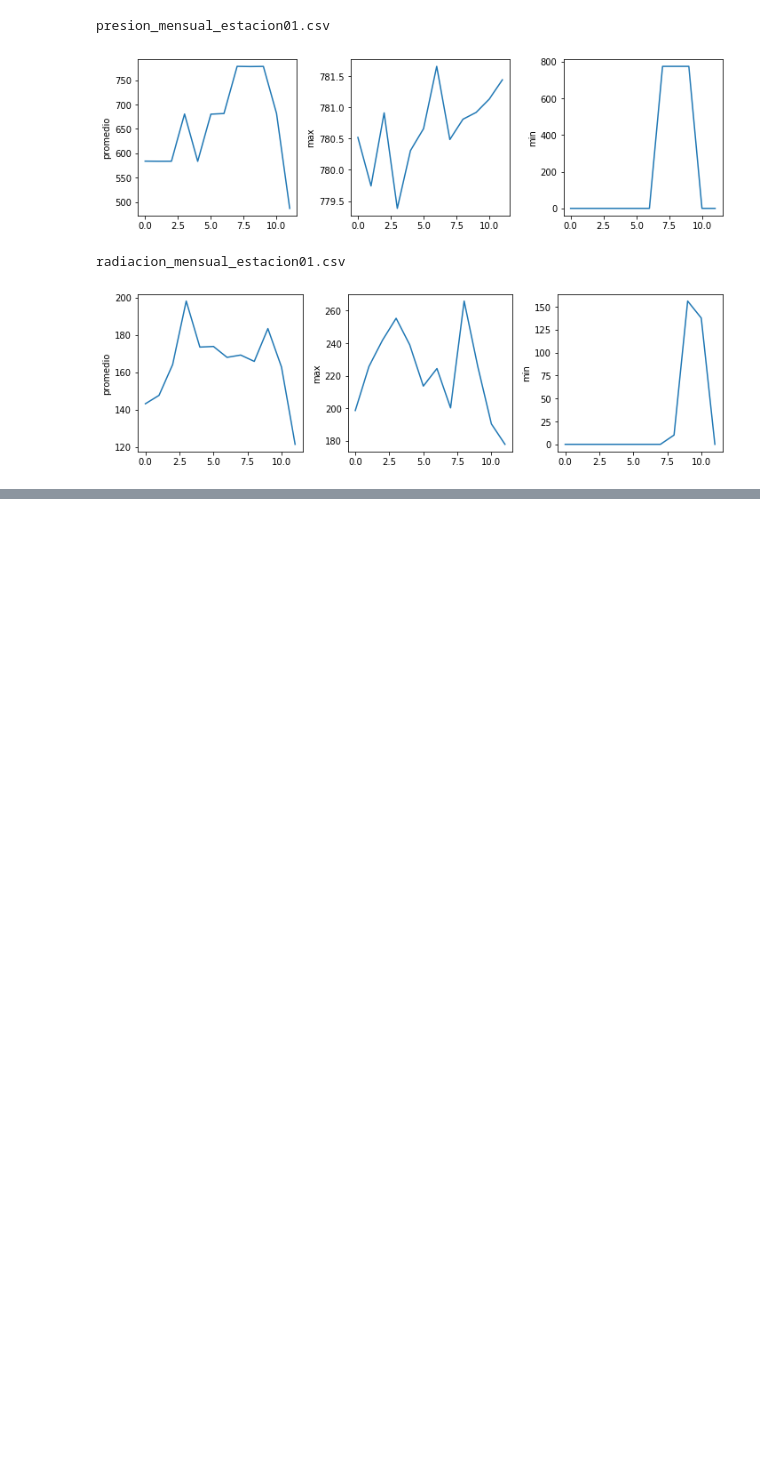
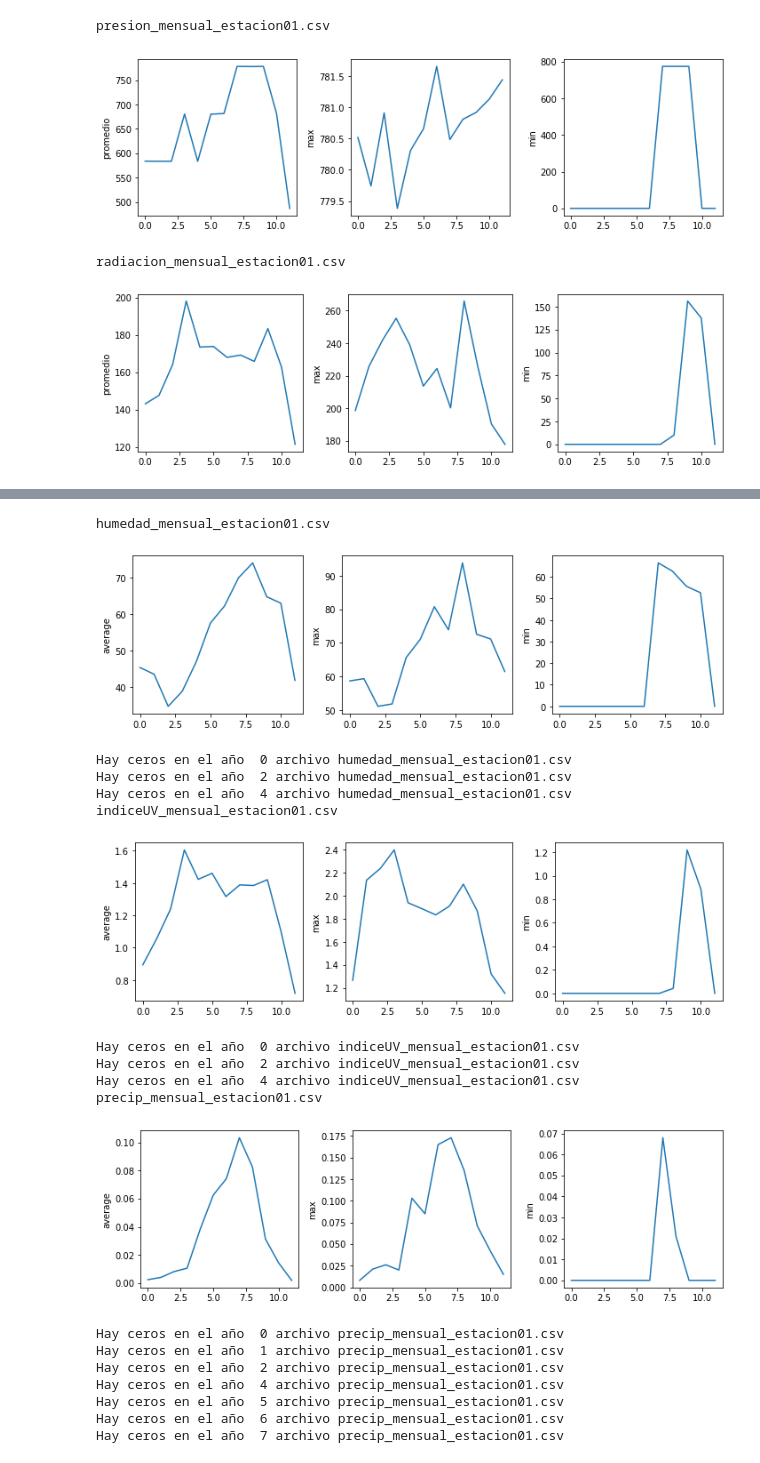
Before and after one commit to anakarinarm/intro_python, a Jupyter notebook: intro02_python.ipynb, the cells around one changed output, grey strips where cells are left out. Saved outputs shown, nothing was run; the diff lists cells and outputs as text; code cells hidden in the pictures; blank space fills up the shorter version.

```diff
--- a/intro02_python.ipynb
+++ b/intro02_python.ipynb
@@ -378,0 +554,22 @@ Anteriormente descubrimos que había algo raro con los datos. ¿Cómo podemos us
+# %%
+def visualiza(filename):
+
+    data = numpy.loadtxt(fname=filename, delimiter=',')
+
+    fig = matplotlib.pyplot.figure(figsize=(10.0, 3.0))
+
+    axes1 = fig.add_subplot(1, 3, 1)
+    axes2 = fig.add_subplot(1, 3, 2)
+    axes3 = fig.add_subplot(1, 3, 3)
+
+    axes1.set_ylabel('average')
+    axes1.plot(numpy.mean(data, axis=0))
+
+    axes2.set_ylabel('max')
+    axes2.plot(numpy.max(data, axis=0))
+
+    axes3.set_ylabel('min')
+    axes3.plot(numpy.min(data, axis=0))
+
+    fig.tight_layout()
+    matplotlib.pyplot.show()
@@ -378,0 +578,8 @@ Anteriormente descubrimos que había algo raro con los datos. ¿Cómo podemos us
+# %%
+def detecta_problemas(filename):
+
+    data = numpy.loadtxt(fname=filename, delimiter=',')
+    dimensiones = data.shape
+    for fila in range(dimensiones[0]):
+        if numpy.min(data[fila,:]) == 0:
+            print('Hay ceros en el año ', fila, 'archivo', filename)
@@ -378,0 +590,27 @@ Anteriormente descubrimos que había algo raro con los datos. ¿Cómo podemos us
+# %%
+archivos = sorted(glob.glob('*_mensual_estacion01.csv'))
+
+for archivo in archivos[:3]:
+    print(archivo)
+    visualiza(archivo)
+    detecta_problemas(archivo)
+# %% [output]
+humedad_mensual_estacion01.csv
+[figure, added]
+Hay ceros en el año  0 archivo humedad_mensual_estacion01.csv
+Hay ceros en el año  2 archivo humedad_mensual_estacion01.csv
+Hay ceros en el año  4 archivo humedad_mensual_estacion01.csv
+indiceUV_mensual_estacion01.csv
+[figure, added]
+Hay ceros en el año  0 archivo indiceUV_mensual_estacion01.csv
+Hay ceros en el año  2 archivo indiceUV_mensual_estacion01.csv
+Hay ceros en el año  4 archivo indiceUV_mensual_estacion01.csv
+precip_mensual_estacion01.csv
+[figure, added]
+Hay ceros en el año  0 archivo precip_mensual_estacion01.csv
+Hay ceros en el año  1 archivo precip_mensual_estacion01.csv
+Hay ceros en el año  2 archivo precip_mensual_estacion01.csv
+Hay ceros en el año  4 archivo precip_mensual_estacion01.csv
+Hay ceros en el año  5 archivo precip_mensual_estacion01.csv
+Hay ceros en el año  6 archivo precip_mensual_estacion01.csv
+Hay ceros en el año  7 archivo precip_mensual_estacion01.csv
```
Also changed, not shown: parts of 62 cells of this notebook, 2 other files.
